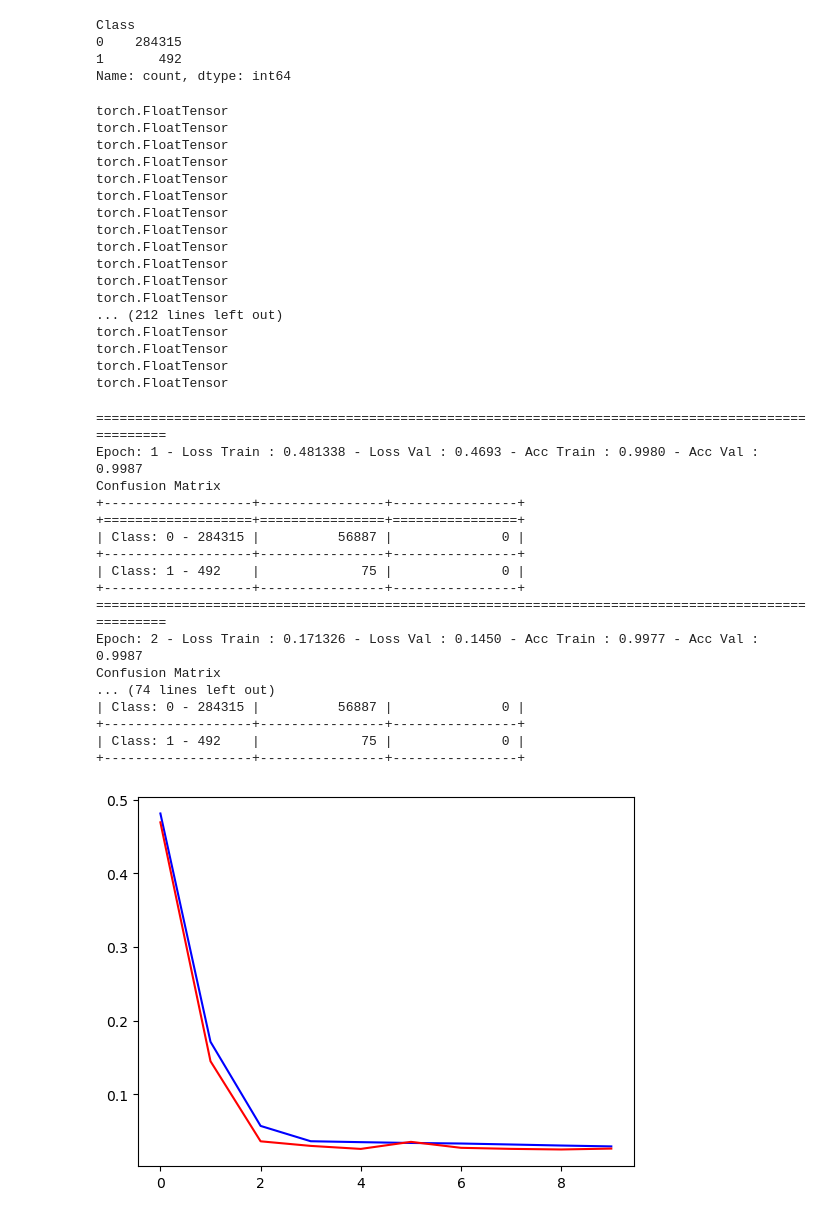
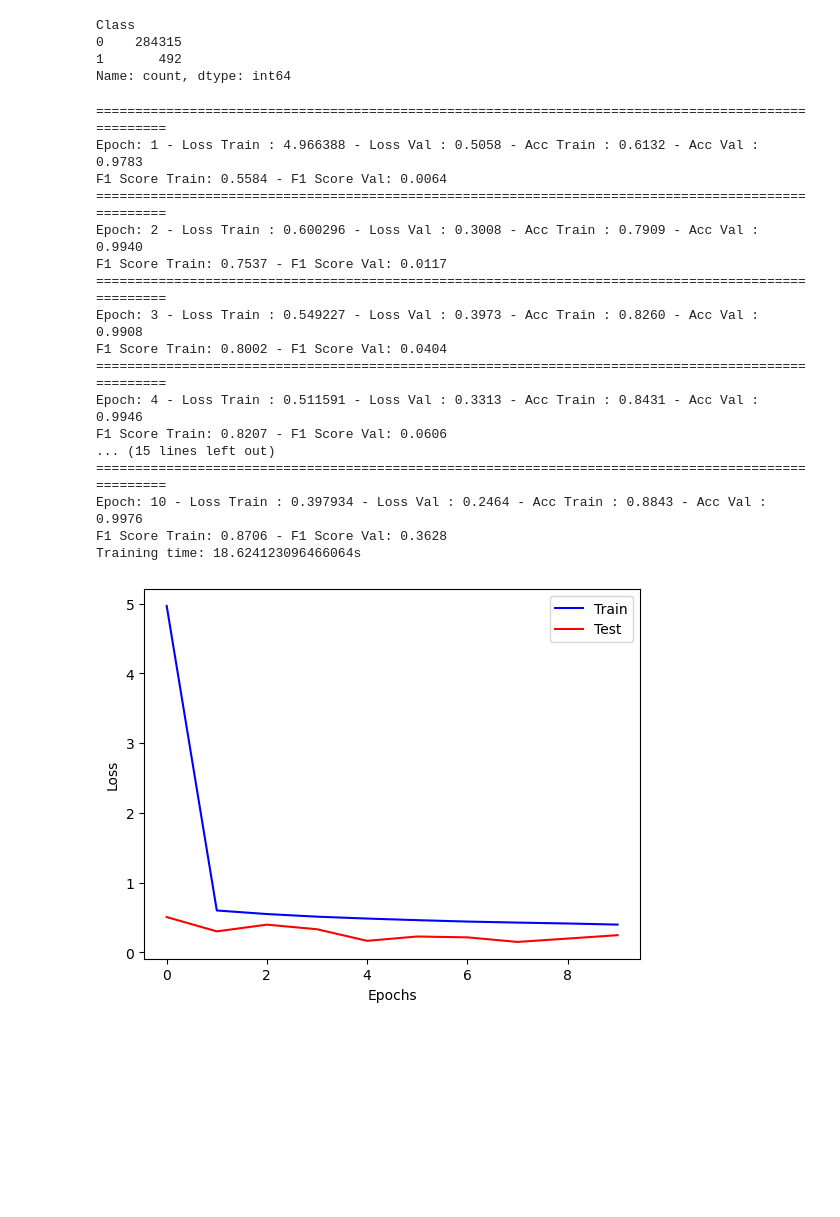
Before and after one commit to Dayanrk/ClassificationCardFraud, a Jupyter notebook: NNModelCourse.ipynb, the cells around one changed output. Saved outputs shown, nothing was run; the diff lists cells and outputs as text; code cells hidden in the pictures; blank space fills up the shorter version.

```diff
--- a/NNModelCourse.ipynb
+++ b/NNModelCourse.ipynb
@@ -76,23 +82 @@ test_loader = DataLoader(X_test, batch_size=batch_size)
-# %%
-for inputs, label in train_loader:
-    if inputs.type() != 'torch.DoubleTensor':
-        print(inputs.type())
-# %% [output]
-torch.FloatTensor
-torch.FloatTensor
-torch.FloatTensor
-torch.FloatTensor
-torch.FloatTensor
-torch.FloatTensor
-torch.FloatTensor
-torch.FloatTensor
-torch.FloatTensor
-torch.FloatTensor
-torch.FloatTensor
-torch.FloatTensor
-... (212 lines left out)
-torch.FloatTensor
-torch.FloatTensor
-torch.FloatTensor
-torch.FloatTensor
 # %%
@@ -129,12 +124,14 @@ def confusion_matrix_function(classes, confusion_matrix):
     print(tabulate(rows, headers=headers, tablefmt="grid"))
 # %%
 model = MyModel(X.shape[1], 10, 10, 1)
-criterion = nn.BCEWithLogitsLoss()
+criterion = nn.BCELoss()
 optimizer = torch.optim.Adam(model.parameters(), lr=0.0001)
 
 epochs = 10  # Number of epochs
 train_loss = []
 test_loss = []
+
+start_time = time.time()
 
 for epoch in range(epochs):
     model.train()
@@ -155,8 +152,8 @@ for epoch in range(epochs):
         losses_train += loss.item()
 
         # Calculate the accuracy
-        sigmoid_output = torch.sigmoid(outputs_train.squeeze())  #Apply sigmoid to the outputs cause outputs are logits
-        predictions = (sigmoid_output >= 0.5).float()  # convert probabilities to binary predictions
+          #Apply sigmoid to the outputs cause outputs are logits
+        predictions = (outputs_train.squeeze()  >= 0.5).float()  # convert probabilities to binary predictions
         correct_predictions += (predictions == labels).sum().item()
         total_predictions += labels.size(0)
 
@@ -180,51 +177,59 @@ for epoch in range(epochs):
 
         correct_predictions_label = 0
         total_predictions = 0
 
         for inputs_test, labels_test in test_loader:
             outputs_labels = model(inputs_test)
             loss = criterion(outputs_labels.squeeze(), labels_test)
             losses_test += loss.item()
 
-            acc = torch.sigmoid(outputs_labels.squeeze())
-            prediction_test = (acc >= 0.5).float()
+            prediction_test = (outputs_labels.squeeze() >= 0.5).float()
             correct_predictions_label += (prediction_test == labels_test).sum().item()
             total_predictions += labels_test.size(0)
 
             y_pred_test.extend(prediction_test.cpu().numpy())
             y_true_test.extend(labels_test.cpu().numpy())
         test_acc = correct_predictions_label / total_predictions
 
         losses_test = losses_test / len(test_loader)
         test_loss.append(losses_test)
 
     print('='*100)
     print(f'Epoch: {epoch+1} - Loss Train : {losses:4f} - Loss Val : {losses_test:.4f} - Acc Train : {train_acc:.4f} - Acc Val : {test_acc:.4f}')
-    confusion_matrix_function(df['Class'].value_counts(), confusion_matrix(y_true_test, y_pred_test))
+    # confusion_matrix_function(df['Class'].value_counts(), confusion_matrix(y_true_test, y_pred_test))
+    #print f1 score val & train
+    print(f'F1 Score Train: {f1_score(y_true_train, y_pred_train):.4f} - F1 Score Val: {f1_score(y_true_test, y_pred_test):.4f}')
 
     #UndefinedMetricWarning: Precision is ill-defined and being set to 0.0 due to no predicted samples. Use `zero_division` parameter to control this behavior. _warn_prf(average, modifier, f"{metric.capitalize()} is", len(result))
     #This warning is due to the fact that the model is not predicting any positive (1) class in the test set.
 
+end_time = time.time()
+
+print(f"Training time: {end_time - start_time}s")
 fig, ax = plt.subplots()
-ax.plot(train_loss, label='Train' ,c='blue')
+ax.plot(train_loss, label='Train', c='blue')
 ax.plot(test_loss, label='Test', c='red')
-fig.show()
+ax.set_xlabel('Epochs')
+ax.set_ylabel('Loss')
+ax.legend()
+
+plt.show()
 # %% [output]
 ====================================================================================================
-Epoch: 1 - Loss Train : 0.481338 - Loss Val : 0.4693 - Acc Train : 0.9980 - Acc Val : 0.9987
-Confusion Matrix
-+-------------------+----------------+----------------+
-+===================+================+================+
-| Class: 0 - 284315 |          56887 |              0 |
-+-------------------+----------------+----------------+
-| Class: 1 - 492    |             75 |              0 |
-+-------------------+----------------+----------------+
+Epoch: 1 - Loss Train : 4.966388 - Loss Val : 0.5058 - Acc Train : 0.6132 - Acc Val : 0.9783
+F1 Score Train: 0.5584 - F1 Score Val: 0.0064
 ====================================================================================================
-Epoch: 2 - Loss Train : 0.171326 - Loss Val : 0.1450 - Acc Train : 0.9977 - Acc Val : 0.9987
-Confusion Matrix
-... (74 lines left out)
-| Class: 0 - 284315 |          56887 |              0 |
-+-------------------+----------------+----------------+
-| Class: 1 - 492    |             75 |              0 |
-+-------------------+----------------+----------------+
+Epoch: 2 - Loss Train : 0.600296 - Loss Val : 0.3008 - Acc Train : 0.7909 - Acc Val : 0.9940
+F1 Score Train: 0.7537 - F1 Score Val: 0.0117
+====================================================================================================
+Epoch: 3 - Loss Train : 0.549227 - Loss Val : 0.3973 - Acc Train : 0.8260 - Acc Val : 0.9908
+F1 Score Train: 0.8002 - F1 Score Val: 0.0404
+====================================================================================================
+Epoch: 4 - Loss Train : 0.511591 - Loss Val : 0.3313 - Acc Train : 0.8431 - Acc Val : 0.9946
+F1 Score Train: 0.8207 - F1 Score Val: 0.0606
+... (15 lines left out)
+====================================================================================================
+Epoch: 10 - Loss Train : 0.397934 - Loss Val : 0.2464 - Acc Train : 0.8843 - Acc Val : 0.9976
+F1 Score Train: 0.8706 - F1 Score Val: 0.3628
+Training time: 18.624123096466064s
-[figure, old version]
+[figure, new version]
```
Also changed, not shown: parts of 5 cells of this notebook.
